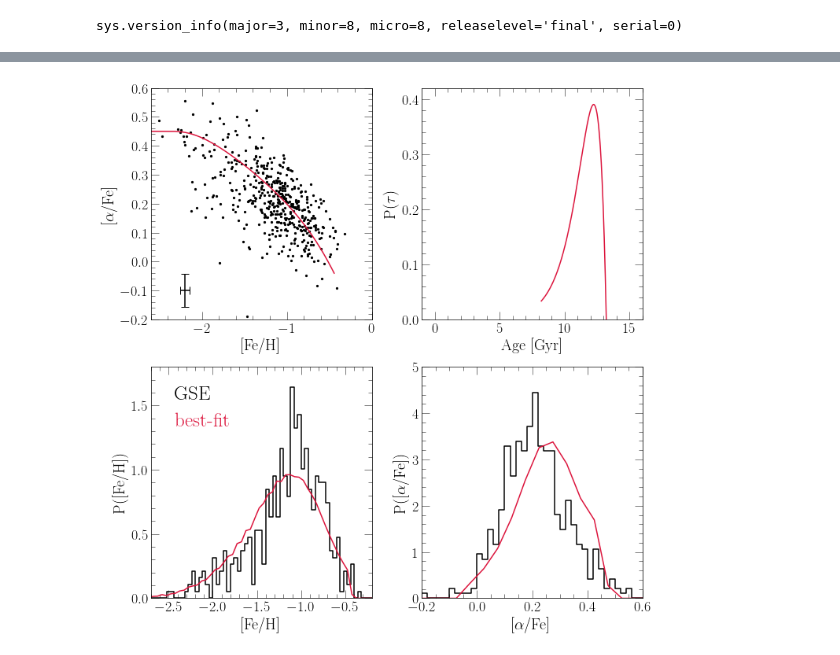
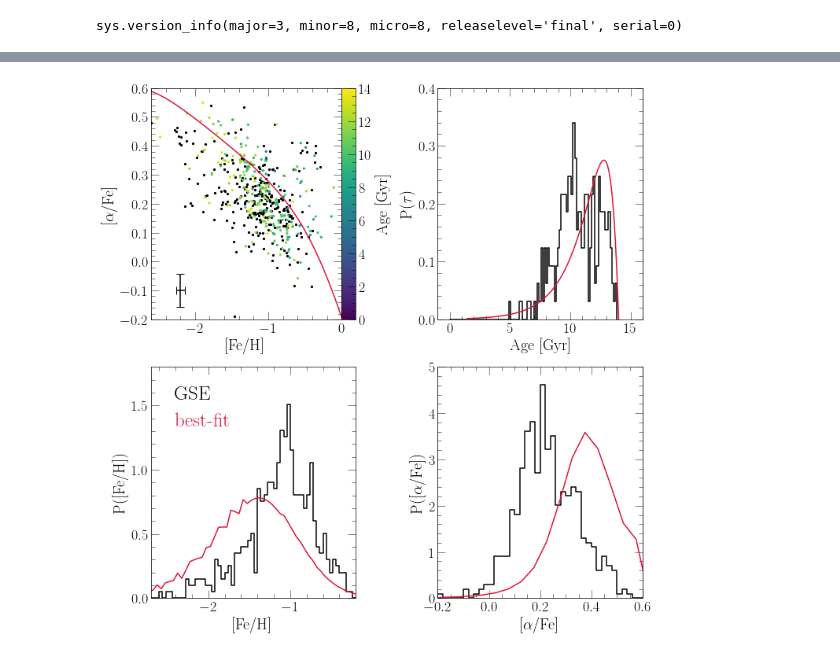
Before and after one commit to giganano/h3halo, a Jupyter notebook: notebooks/GSE.ipynb, the cells around one changed output, grey strips where cells are left out. Cells and saved outputs as stored; diff of their text form; code cells hidden in the pictures.

Commit message:
fitting mock samples and GSE data

```diff
--- a/notebooks/GSE.ipynb
+++ b/notebooks/GSE.ipynb
@@ -5,11 +5,13 @@ from matplotlib.gridspec import GridSpec
 from plots.mpltoolkit import named_colors, mpl_loc, fancy_legend, load_mpl_presets, append_axes, markers
 import vice
 from vice.yields.presets import JW20
+vice.yields.ccsne.settings["mg"] = 0.00261
+vice.yields.sneia.settings["mg"] = 0
 import numpy as np
 import math as m
 import sys
 sys.path.append("..")
-from utils import exponential
+from src.utils import exponential
 load_mpl_presets()
 print(sys.version_info)
 # %% [output]
@@ -19,8 +21,10 @@ raw = np.genfromtxt("../data/gsechem.dat")
 data = {}
 data["[fe/h]"] = raw[:, 0]
 data["[fe/h]_err"] = raw[:, 1]
-data["[o/fe]"] = raw[:, 2]
-data["[o/fe]_err"] = raw[:, 3]
+data["[mg/fe]"] = raw[:, 2]
+data["[mg/fe]_err"] = raw[:, 3]
+data["age"] = [10**_ for _ in raw[:, 4]]
+data["age_err"] = [10**_ for _ in raw[:, 5]]
 # %%
 fig = plt.figure(figsize = (10, 10))
 axes = 2 * [None]
@@ -34,10 +38,10 @@ axes[0][0].set_ylabel(r"[$\alpha$/Fe]")
 axes[0][0].set_xlim([-2.6, 0])
 axes[0][0].set_ylim([-0.2, 0.6])
 
-med_ofe_err = np.median(data["[o/fe]_err"])
+med_ofe_err = np.median(data["[mg/fe]_err"])
 med_feh_err = np.median(data["[fe/h]_err"])
 print("Median [Fe/H] error: %.4f" % (med_feh_err))
-print("Median [O/Fe] error: %.4f" % (med_ofe_err))
+print("Median [Mg/Fe] error: %.4f" % (med_ofe_err))
 kwargs = {
     "c": named_colors()["black"],
     "xerr": med_feh_err,
@@ -45,31 +49,53 @@ kwargs = {
     "linestyle": "None"
 }
 axes[0][0].errorbar(-2.2, -0.1, **kwargs)
-del kwargs["xerr"]
-del kwargs["yerr"]
-del kwargs["linestyle"]
-kwargs["s"] = 5
-axes[0][0].scatter(data["[fe/h]"], data["[o/fe]"], **kwargs)
 
-endtime = 5
+endtime = 12.54
 with vice.singlezone(name = "bestfit") as sz:
-    sz.func = exponential(timescale = 1.05)
+    sz.elements = ["fe", "mg"]
+    sz.func = exponential(timescale = 0.83)
     sz.mode = "ifr"
     sz.Mg0 = 0
     sz.nthreads = 2
-    sz.tau_star = 17.29
-    sz.eta = 18.40
+    sz.tau_star = 58.93
+    sz.eta = 29.99
     sz.dt = endtime / 1000
     out = sz.run(np.linspace(0, endtime, 1001), overwrite = True, capture = True)
-    axes[0][0].plot(out.history["[fe/h]"], out.history["[o/fe]"],
+    axes[0][0].plot(out.history["[fe/h]"], out.history["[mg/fe]"],
         c = named_colors()["crimson"])
+
+hasages = list(filter(lambda _: not np.isnan(data["age"][_]), range(len(data["age"]))))
+noages = list(filter(lambda _: np.isnan(data["age"][_]), range(len(data["age"]))))
+kwargs = {
+    "s": 5,
+    "c": named_colors()["black"]
+}
+xvals = [data["[fe/h]"][_] for _ in noages]
+yvals = [data["[mg/fe]"][_] for _ in noages]
+axes[0][0].scatter(xvals, yvals, **kwargs)
+
+kwargs["c"] = [data["age"][_] for _ in hasages]
+kwargs["vmin"] = 0
+kwargs["vmax"] = 14
+kwargs["cmap"] = "viridis"
+xvals = [data["[fe/h]"][_] for _ in hasages]
+yvals = [data["[mg/fe]"][_] for _ in hasages]
+sc = axes[0][0].scatter(xvals, yvals, **kwargs)
+
+cbar_ax = fig.add_axes([0.92, 0.05, 0.02, 0.95])
+cbar = plt.colorbar(sc, cax = cbar_ax, pad = 0.0, orientation = "vertical")
+cbar.set_label("Age [Gyr]", labelpad = 5)
+cbar.set_ticks(range(0, 16, 2))
 
 axes[0][1].set_xlabel("Age [Gyr]")
 axes[0][1].set_ylabel(r"P($\tau$)")
 axes[0][1].set_xlim([-1, 16])
 # axes[0][1].set_xticks([0, 2, 4, 6, 8, 10])
-axes[0][1].set_ylim([0, 0.42])
-shift = 13.2 - endtime
+axes[0][1].set_ylim([0, 0.4])
+axes[0][1].set_yticks([0, 0.1, 0.2, 0.3, 0.4])
+shift = 14 - endtime
+hist, bins = np.histogram(data["age"], bins = 100, range = [0, 14], density = True)
+axes[0][1].step(bins[:-1], hist, where = "post", c = named_colors()["black"])
 xvals = [_ + shift for _ in out.history["lookback"]]
 dt = out.history["time"][1] - out.history["time"][0]
 norm = sum(out.history["sfr"]) * dt
@@ -101,11 +127,24 @@ axes[1][1].set_xlabel(r"[$\alpha$/Fe]")
 axes[1][1].set_ylabel(r"P([$\alpha$/Fe])")
 axes[1][1].set_xlim([-0.2, 0.6])
 axes[1][1].set_ylim([0, 5])
-hist, bins = np.histogram(data["[o/fe]"], bins = 100, range = [-1, 1], density = True)
+hist, bins = np.histogram(data["[mg/fe]"], bins = 100, range = [-1, 1], density = True)
 axes[1][1].step(bins[:-1], hist, where = "post", c = named_colors()["black"])
-axes[1][1].plot(xvals, out.mdf["dn/d[o/fe]"], c = named_colors()["crimson"])
+axes[1][1].plot(xvals, out.mdf["dn/d[mg/fe]"], c = named_colors()["crimson"])
 
 plt.tight_layout()
-for ext in ["pdf", "jpeg"]: plt.savefig("./GSE_distributions.%s" % (ext))
+plt.subplots_adjust(wspace = 0.4)
+axes[0][0].set_position([
+    axes[0][0].get_position().x0,
+    axes[0][0].get_position().y0,
+    axes[0][0].get_position().x1 - axes[0][0].get_position().x0 - 0.025,
+    axes[0][0].get_position().y1 - axes[0][0].get_position().y0
+])
+cbar_ax.set_position([
+    axes[0][0].get_position().x1,
+    axes[0][0].get_position().y0,
+    0.025,
+    axes[0][0].get_position().y1 - axes[0][0].get_position().y0
+])
+# for ext in ["pdf", "jpeg"]: plt.savefig("./GSE_distributions.%s" % (ext))
 plt.show()
 # %% [output]
@@ -114 +153 @@ Median [O/Fe] error: 0.0567
-[figure, old version]
+[figure, new version]
```
Also changed, not shown: parts of 1 cell of this notebook, 33 other files.
